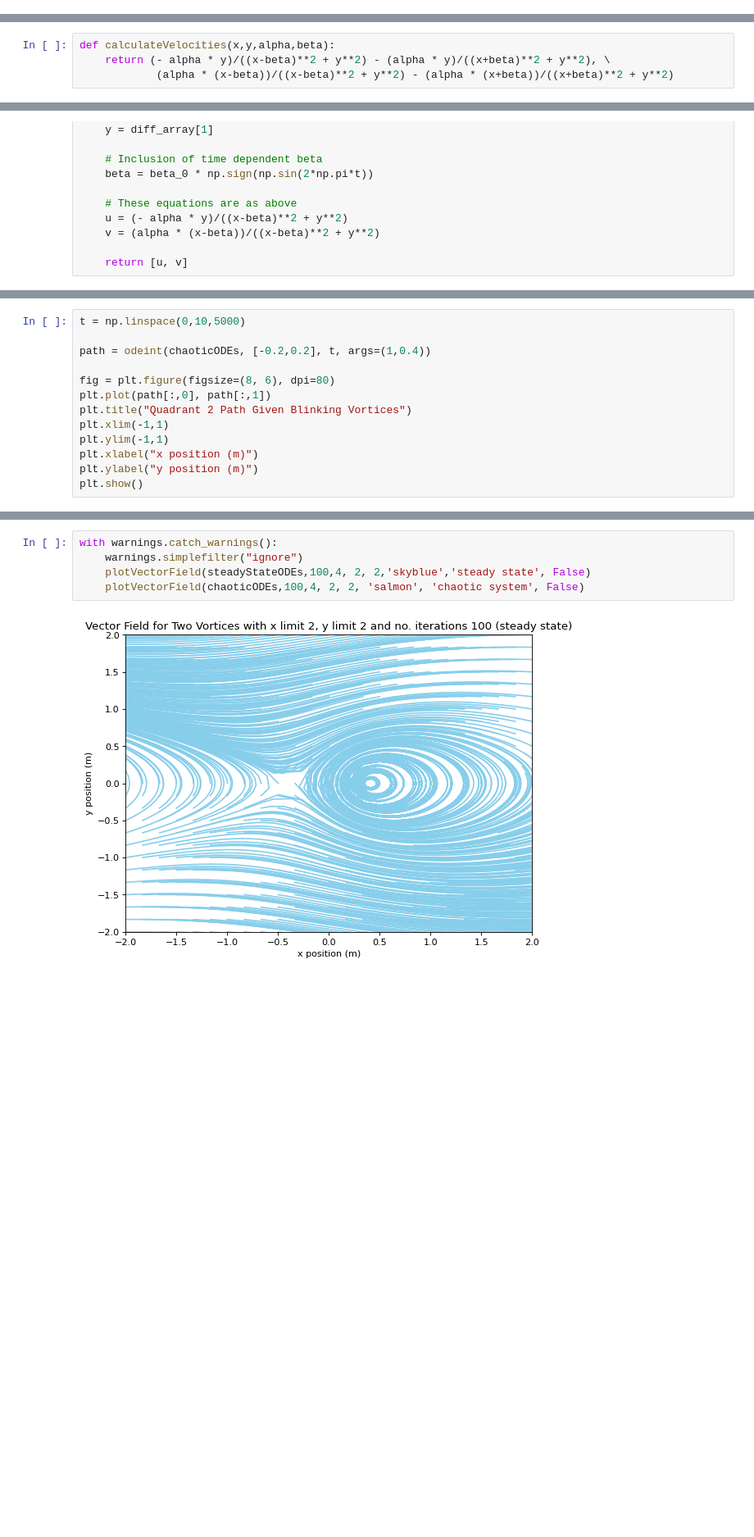
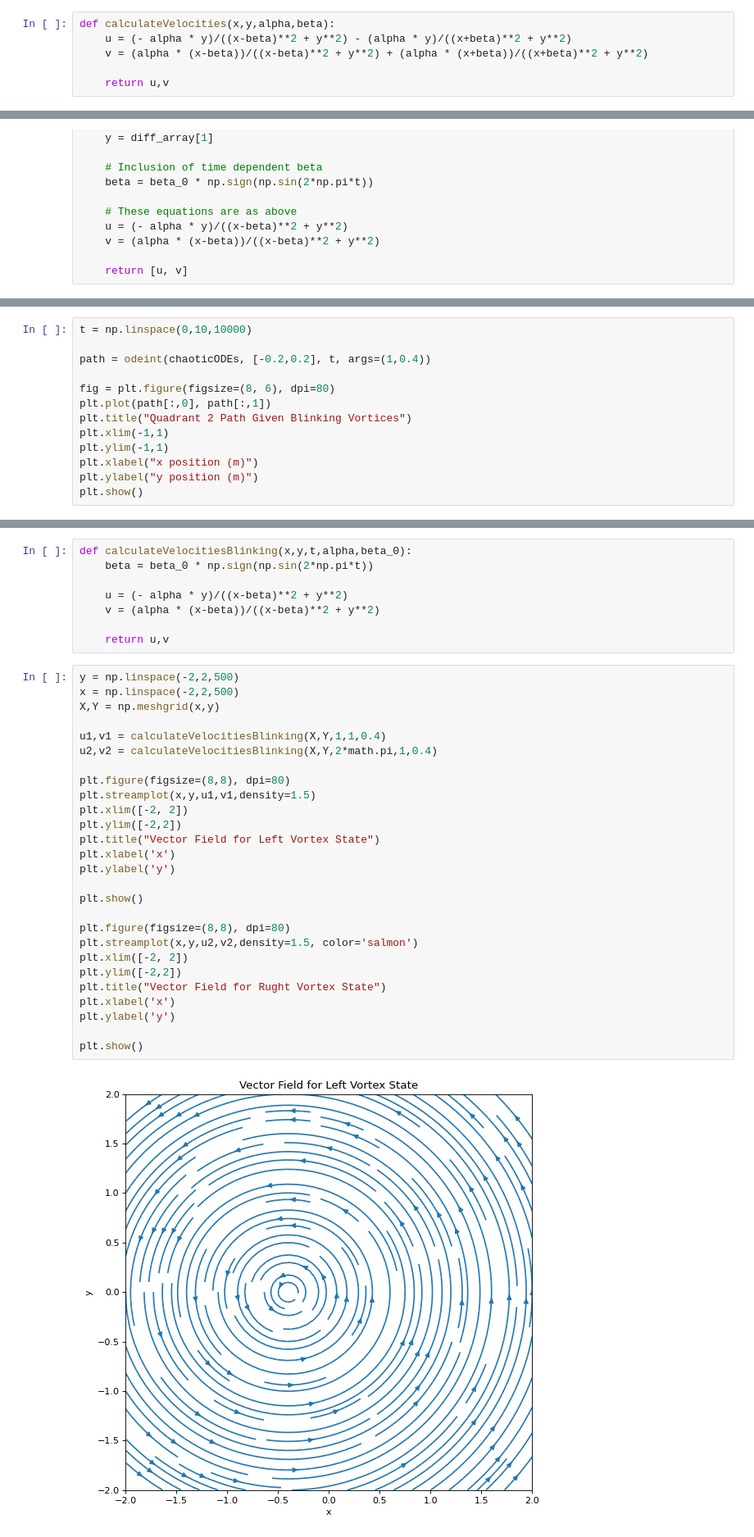
Before and after one commit to jackmiller2003/chaotic-advection-and-blinking-vortices, a Jupyter notebook: Chaotic Advection and Blinking Vortices.ipynb, the cells around one changed output, grey strips where cells are left out. Shown at 82% size. Saved outputs shown, nothing was run; the diff lists cells and outputs as text; blank space fills up the shorter version.

```diff
--- a/Chaotic Advection and Blinking Vortices.ipynb
+++ b/Chaotic Advection and Blinking Vortices.ipynb
@@ -39,0 +42,6 @@ import warnings
+# %%
+def calculateVelocities(x,y,alpha,beta):
+    u = (- alpha * y)/((x-beta)**2 + y**2) - (alpha * y)/((x+beta)**2 + y**2)
+    v = (alpha * (x-beta))/((x-beta)**2 + y**2) + (alpha * (x+beta))/((x+beta)**2 + y**2)
+
+    return u,v
@@ -86,4 +124,0 @@ We wish to plot the vector field of the ODEs in order to get a better sense of t
-# %%
-def calculateVelocities(x,y,alpha,beta):
-    return (- alpha * y)/((x-beta)**2 + y**2) - (alpha * y)/((x+beta)**2 + y**2), \
-            (alpha * (x-beta))/((x-beta)**2 + y**2) - (alpha * (x+beta))/((x+beta)**2 + y**2)
@@ -218,5 +318,5 @@ We now solve this equation for the initial conditions of the quadrant 2 orbital
 # %%
-t = np.linspace(0,10,5000)
+t = np.linspace(0,10,10000)
 
 path = odeint(chaoticODEs, [-0.2,0.2], t, args=(1,0.4))
 
@@ -235,7 +339,37 @@ plt.show()
+# %%
+def calculateVelocitiesBlinking(x,y,t,alpha,beta_0):
+    beta = beta_0 * np.sign(np.sin(2*np.pi*t))
+
+    u = (- alpha * y)/((x-beta)**2 + y**2)
+    v = (alpha * (x-beta))/((x-beta)**2 + y**2)
+
+    return u,v
 # %%
-with warnings.catch_warnings():
-    warnings.simplefilter("ignore")
-    plotVectorField(steadyStateODEs,100,4, 2, 2,'skyblue','steady state', False)
-    plotVectorField(chaoticODEs,100,4, 2, 2, 'salmon', 'chaotic system', False)
+y = np.linspace(-2,2,500)
+x = np.linspace(-2,2,500)
+X,Y = np.meshgrid(x,y)
+
+u1,v1 = calculateVelocitiesBlinking(X,Y,1,1,0.4)
+u2,v2 = calculateVelocitiesBlinking(X,Y,2*math.pi,1,0.4)
+
+plt.figure(figsize=(8,8), dpi=80)
+plt.streamplot(x,y,u1,v1,density=1.5)
+plt.xlim([-2, 2])
+plt.ylim([-2,2])
+plt.title("Vector Field for Left Vortex State")
+plt.xlabel('x')
+plt.ylabel('y')
+
+plt.show()
+
+plt.figure(figsize=(8,8), dpi=80)
+plt.streamplot(x,y,u2,v2,density=1.5, color='salmon')
+plt.xlim([-2, 2])
+plt.ylim([-2,2])
+plt.title("Vector Field for Rught Vortex State")
+plt.xlabel('x')
+plt.ylabel('y')
+
+plt.show()
 # %% [output]
-[figure, old version]
+[figure, new version]
```
Also changed, not shown: parts of 53 cells of this notebook.
